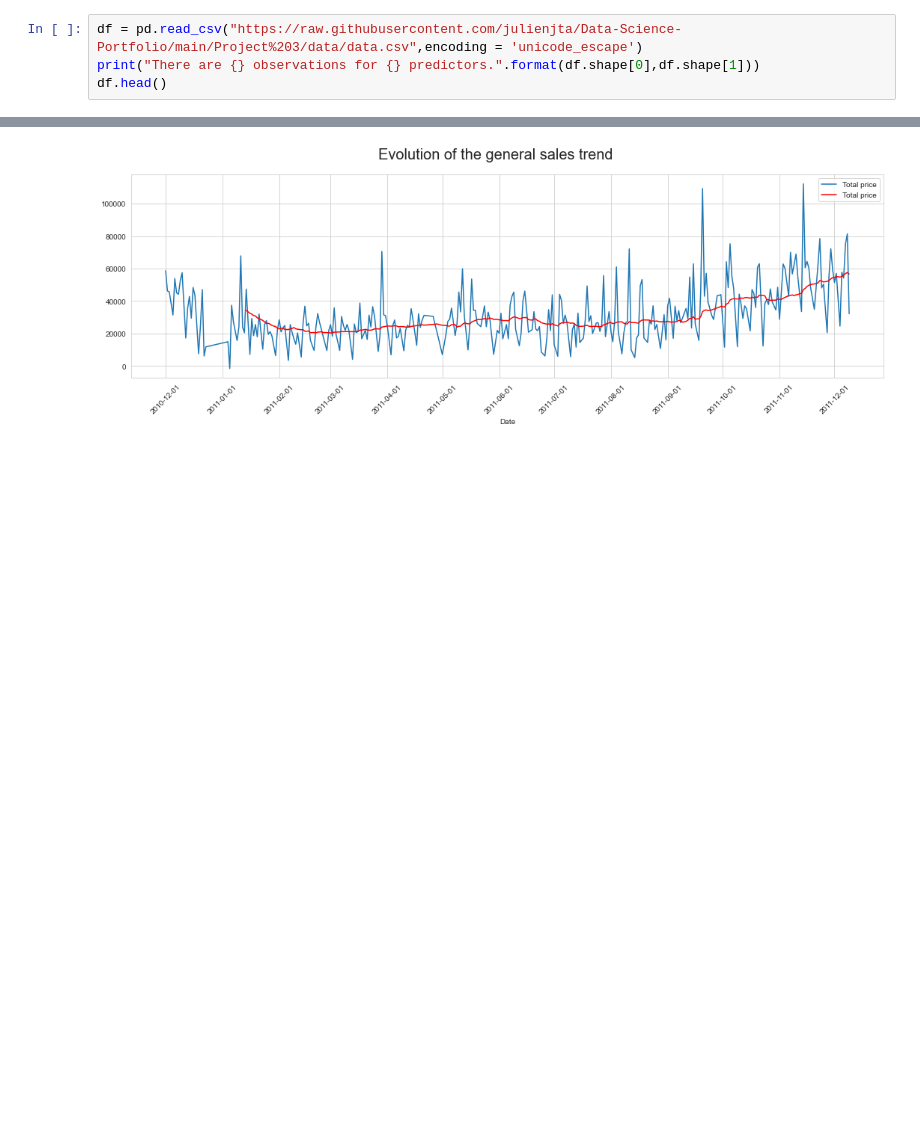
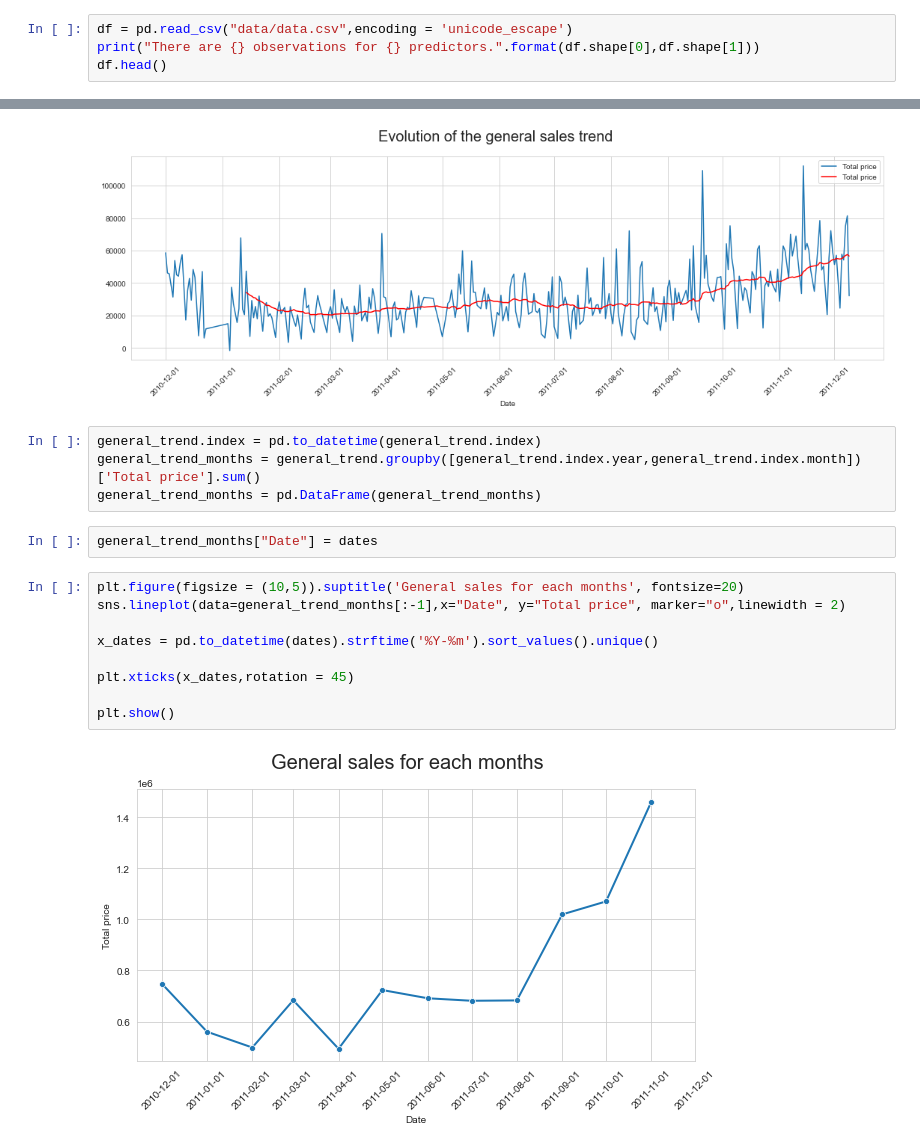
Before and after one commit to julienjta/Data-Science-Portfolio, a Jupyter notebook: Project 3/E-Commerce Customer Segmentation.ipynb, the cells around one changed output, grey strips where cells are left out. Saved outputs shown, nothing was run; the diff lists cells and outputs as text; blank space fills up the shorter version.

Commit message:
Finished the analysis of general trends

```diff
--- a/Project 3/E-Commerce Customer Segmentation.ipynb
+++ b/Project 3/E-Commerce Customer Segmentation.ipynb
@@ -57,7 +57,7 @@ Install: seaborn, sklearn
 
 ## Exploratory Data Analysis
 # %%
-df = pd.read_csv("https://raw.githubusercontent.com/julienjta/Data-Science-Portfolio/main/Project%203/data/data.csv",encoding = 'unicode_escape')
+df = pd.read_csv("data/data.csv",encoding = 'unicode_escape')
 print("There are {} observations for {} predictors.".format(df.shape[0],df.shape[1]))
 df.head()
 # %% [output]
@@ -106,4 +106,21 @@ plt.xticks(dates,rotation = 45)
 plt.show()
 # %% [output]
 [figure]
+# %%
+general_trend.index = pd.to_datetime(general_trend.index)
+general_trend_months = general_trend.groupby([general_trend.index.year,general_trend.index.month])['Total price'].sum()
+general_trend_months = pd.DataFrame(general_trend_months)
+# %%
+general_trend_months["Date"] = dates
+# %%
+plt.figure(figsize = (10,5)).suptitle('General sales for each months', fontsize=20)
+sns.lineplot(data=general_trend_months[:-1],x="Date", y="Total price", marker="o",linewidth = 2)
+
+x_dates = pd.to_datetime(dates).strftime('%Y-%m').sort_values().unique()
+
+plt.xticks(x_dates,rotation = 45)
+
+plt.show()
+# %% [output]
+[figure, added]
 # %% [markdown]
```
Also changed, not shown: parts of 2 cells of this notebook.
